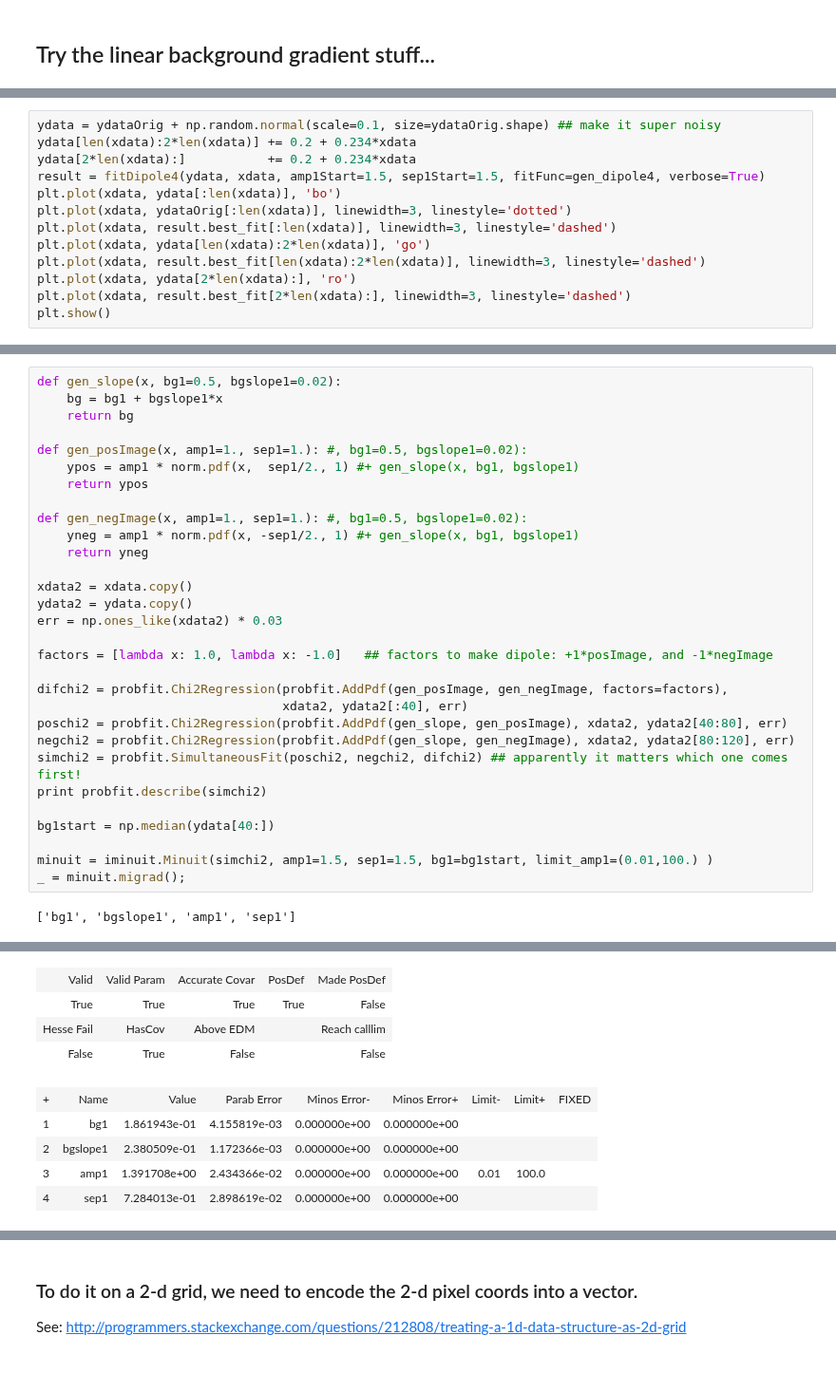
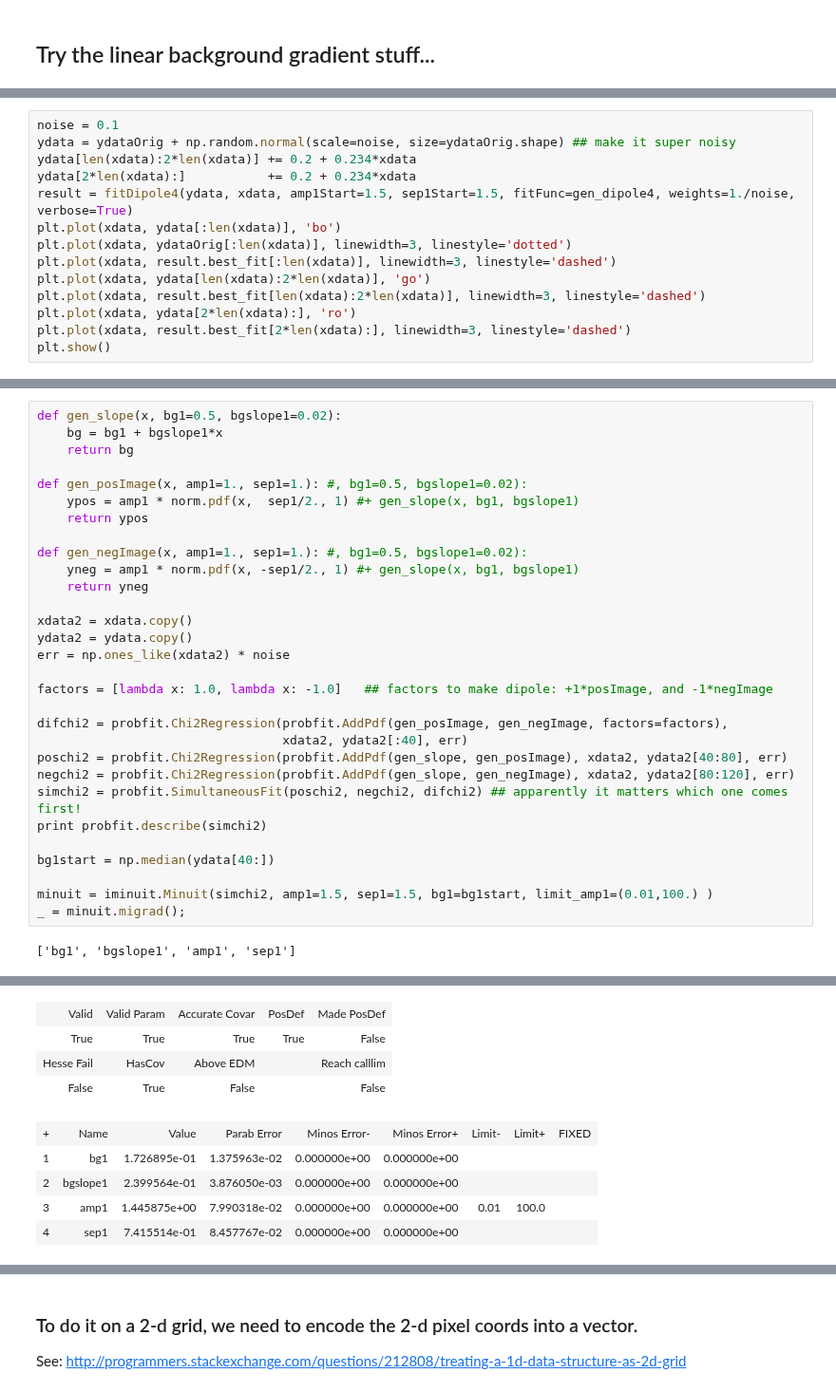
Before and after one commit to djreiss/lsst-dipole, a Jupyter notebook: notebooks/test_notebooks/test iminuit.ipynb, the cells around one changed output, grey strips where cells are left out. Shown at 95% size. Saved outputs shown, nothing was run; the diff lists cells and outputs as text.

```diff
--- a/notebooks/test_notebooks/test iminuit.ipynb
+++ b/notebooks/test_notebooks/test iminuit.ipynb
@@ -478,10 +484,11 @@ def fitDipole4(ydata, xdata, amp1Start=3., sep1Start=2., bgslope1start=0., fitFu
 
     return result
 # %%
-ydata = ydataOrig + np.random.normal(scale=0.1, size=ydataOrig.shape) ## make it super noisy
+noise = 0.1
+ydata = ydataOrig + np.random.normal(scale=noise, size=ydataOrig.shape) ## make it super noisy
 ydata[len(xdata):2*len(xdata)] += 0.2 + 0.234*xdata
 ydata[2*len(xdata):]           += 0.2 + 0.234*xdata
-result = fitDipole4(ydata, xdata, amp1Start=1.5, sep1Start=1.5, fitFunc=gen_dipole4, verbose=True)
+result = fitDipole4(ydata, xdata, amp1Start=1.5, sep1Start=1.5, fitFunc=gen_dipole4, weights=1./noise, verbose=True)
 plt.plot(xdata, ydata[:len(xdata)], 'bo')
 plt.plot(xdata, ydataOrig[:len(xdata)], linewidth=3, linestyle='dotted')
 plt.plot(xdata, result.best_fit[:len(xdata)], linewidth=3, linestyle='dashed')
@@ -524,7 +531,7 @@ def gen_negImage(x, amp1=1., sep1=1.): #, bg1=0.5, bgslope1=0.02):
 
 xdata2 = xdata.copy()
 ydata2 = ydata.copy()
-err = np.ones_like(xdata2) * 0.03
+err = np.ones_like(xdata2) * noise
 
 factors = [lambda x: 1.0, lambda x: -1.0]   ## factors to make dipole: +1*posImage, and -1*negImage
 
@@ -547,11 +554,11 @@ _ = minuit.migrad();
 | Valid | Valid Param | Accurate Covar | PosDef | Made PosDef |
 | True | True | True | True | False |
 | Hesse Fail | HasCov | Above EDM |  | Reach calllim |
 | False | True | False |  | False |
 | + | Name | Value | Parab Error | Minos Error- | Minos Error+ | Limit- | Limit+ | FIXED |
-| 1 | bg1 | 1.861943e-01 | 4.155819e-03 | 0.000000e+00 | 0.000000e+00 |  |  |  |
-| 2 | bgslope1 | 2.380509e-01 | 1.172366e-03 | 0.000000e+00 | 0.000000e+00 |  |  |  |
-| 3 | amp1 | 1.391708e+00 | 2.434366e-02 | 0.000000e+00 | 0.000000e+00 | 0.01 | 100.0 |  |
-| 4 | sep1 | 7.284013e-01 | 2.898619e-02 | 0.000000e+00 | 0.000000e+00 |  |  |  |
+| 1 | bg1 | 1.726895e-01 | 1.375963e-02 | 0.000000e+00 | 0.000000e+00 |  |  |  |
+| 2 | bgslope1 | 2.399564e-01 | 3.876050e-03 | 0.000000e+00 | 0.000000e+00 |  |  |  |
+| 3 | amp1 | 1.445875e+00 | 7.990318e-02 | 0.000000e+00 | 0.000000e+00 | 0.01 | 100.0 |  |
+| 4 | sep1 | 7.415514e-01 | 8.457767e-02 | 0.000000e+00 | 0.000000e+00 |  |  |  |
 [interactive output not drawn]
 # %%
```
Also changed, not shown: parts of 12 cells of this notebook.
